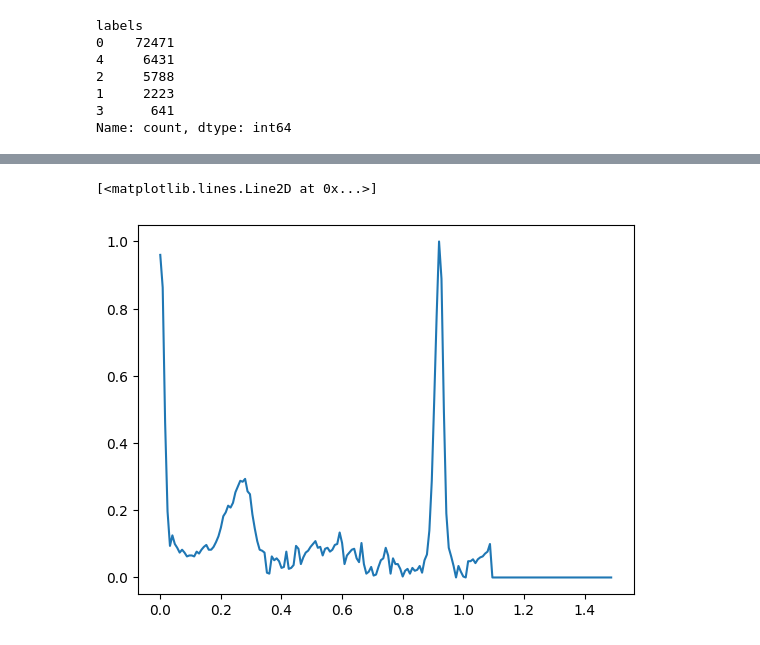
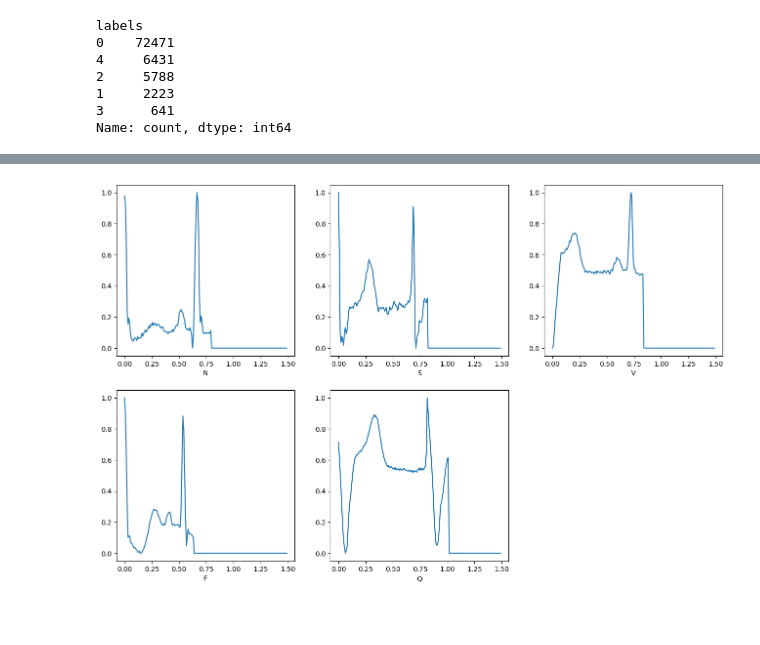
Before and after one commit to root-dh-94/heartbt_categorization, a Jupyter notebook: notebooks/exploratory/eda.ipynb, the cells around one changed output, grey strips where cells are left out. Cells and saved outputs as stored; diff of their text form; code cells hidden in the pictures; blank space fills up the shorter version.

```diff
--- a/notebooks/exploratory/eda.ipynb
+++ b/notebooks/exploratory/eda.ipynb
@@ -97,4 +93,4 @@ plt.show()
 # %%
-fs = 125
+SAMPLE_FREQ = 125
 # %%
-ts = np.arange(187)/fs
+time_duration = np.arange(df_mitbih_train.shape[1] - 1)/SAMPLE_FREQ
@@ -116,5 +97,9 @@ Name: 0, Length: 87554, dtype: float64
-# %%
-plt.plot(ts,ref.iloc[1,:187])
-# %% [output]
-[<matplotlib.lines.Line2D at 0x...>]
-[figure, removed]
+# %%
+plt.figure(figsize=(16, 10))
+for label in df_mitbih_train.labels.unique():
+    plt.subplot(2,3,label+1)
+    plt.xlabel(LABELS[label])
+    plt.plot(time_duration, df_mitbih_train.loc[df_mitbih_train.labels==label].
+             values[0,:df_mitbih_train.shape[1] - 1])
+# %% [output]
+[figure, added]
```
Also changed, not shown: parts of 6 cells of this notebook.
